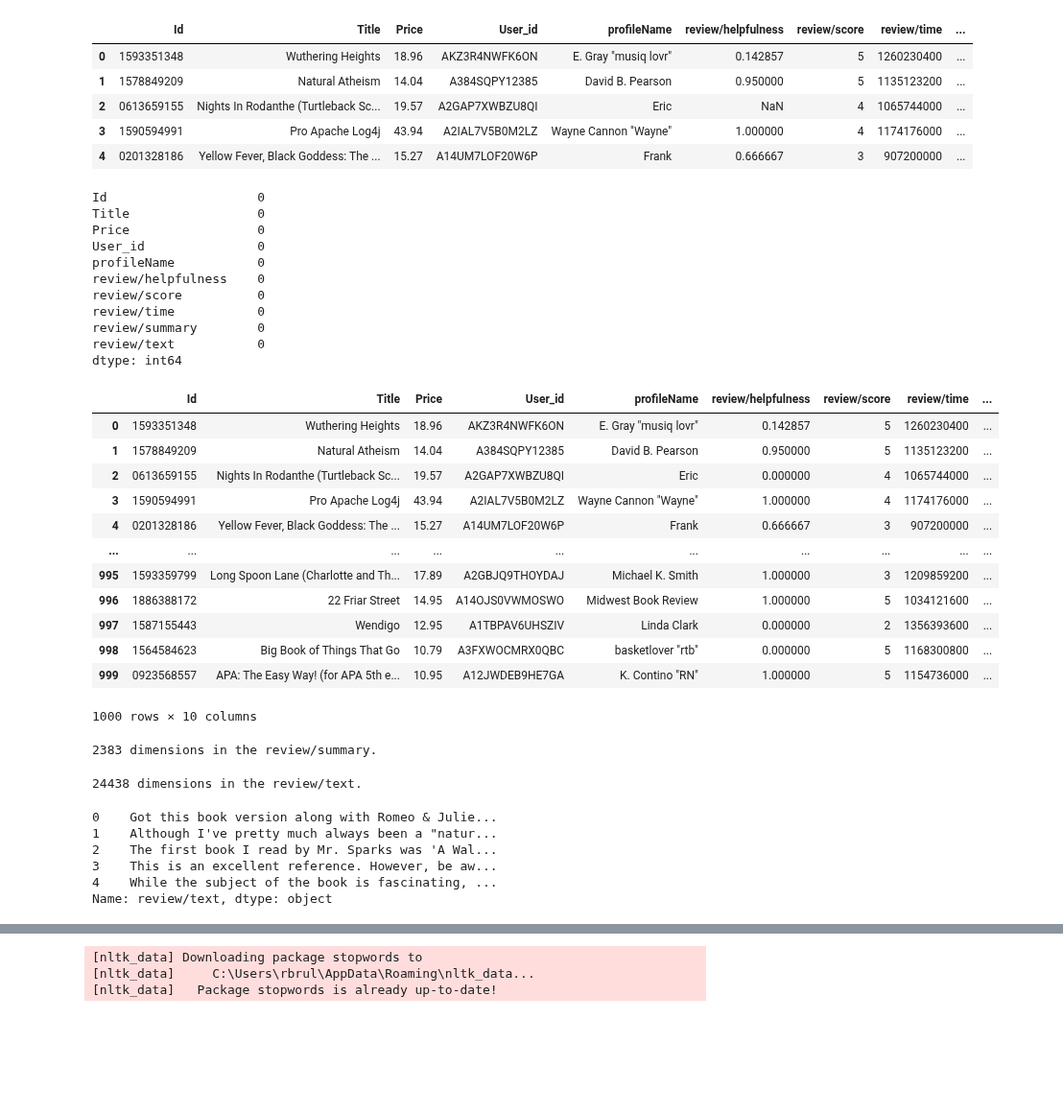
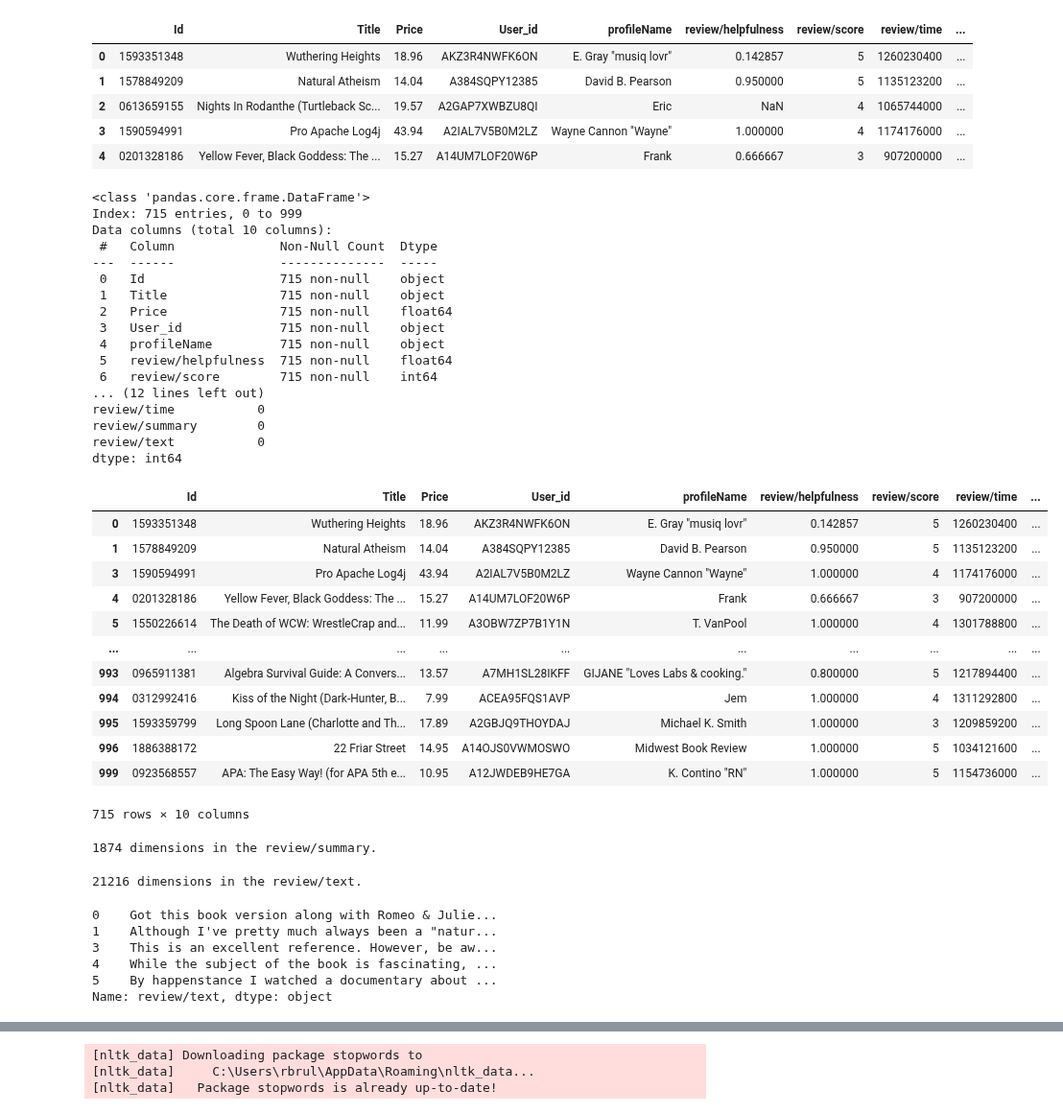
Before and after one commit to EviIius/6211_Advanced_BA, a Jupyter notebook: Assignment3_TextMining/Text-Mining.ipynb, the cells around one changed output, grey strips where cells are left out. Shown at 96% size. Drawn from its saved outputs; the diff is of its cells as text; code cells hidden in the pictures; blank space fills up the shorter version.

```diff
--- a/Assignment3_TextMining/Text-Mining.ipynb
+++ b/Assignment3_TextMining/Text-Mining.ipynb
@@ -49,40 +49,46 @@ df.head()
 # %%
 #Calculate the nulls and then drop them
 df.isnull().sum()
 #vv Comment out below this line to see the total nulls for each column vv
-# df = df.dropna()
-# df.info()
+df = df.dropna()
+df.info()
+print(df.isnull().sum())
+df
+
+# df.fillna(0, inplace=True)
 # print(df.isnull().sum())
 # df
-
-df.fillna(0, inplace=True)
-print(df.isnull().sum())
-df
 # %% [output]
-Id                    0
-Title                 0
-Price                 0
-User_id               0
-profileName           0
-review/helpfulness    0
-review/score          0
+<class 'pandas.core.frame.DataFrame'>
+Index: 715 entries, 0 to 999
+Data columns (total 10 columns):
+ #   Column              Non-Null Count  Dtype
+---  ------              --------------  -----
+ 0   Id                  715 non-null    object
+ 1   Title               715 non-null    object
+ 2   Price               715 non-null    float64
+ 3   User_id             715 non-null    object
+ 4   profileName         715 non-null    object
+ 5   review/helpfulness  715 non-null    float64
+ 6   review/score        715 non-null    int64
+... (12 lines left out)
 review/time           0
 review/summary        0
 review/text           0
 dtype: int64
 |  | Id | Title | Price | User_id | profileName | review/helpfulness | review/score | review/time | ... |
 | 0 | 1593351348 | Wuthering Heights | 18.96 | AKZ3R4NWFK6ON | E. Gray "musiq lovr" | 0.142857 | 5 | 1260230400 | ... |
 | 1 | 1578849209 | Natural Atheism | 14.04 | A384SQPY12385 | David B. Pearson | 0.950000 | 5 | 1135123200 | ... |
-| 2 | 0613659155 | Nights In Rodanthe (Turtleback Sc... | 19.57 | A2GAP7XWBZU8QI | Eric | 0.000000 | 4 | 1065744000 | ... |
 | 3 | 1590594991 | Pro Apache Log4j | 43.94 | A2IAL7V5B0M2LZ | Wayne Cannon "Wayne" | 1.000000 | 4 | 1174176000 | ... |
 | 4 | 0201328186 | Yellow Fever, Black Goddess: The ... | 15.27 | A14UM7LOF20W6P | Frank | 0.666667 | 3 | 907200000 | ... |
+| 5 | 1550226614 | The Death of WCW: WrestleCrap and... | 11.99 | A3OBW7ZP7B1Y1N | T. VanPool | 1.000000 | 4 | 1301788800 | ... |
 | ... | ... | ... | ... | ... | ... | ... | ... | ... | ... |
+| 993 | 0965911381 | Algebra Survival Guide: A Convers... | 13.57 | A7MH1SL28IKFF | GIJANE "Loves Labs & cooking." | 0.800000 | 5 | 1217894400 | ... |
+| 994 | 0312992416 | Kiss of the Night (Dark-Hunter, B... | 7.99 | ACEA95FQS1AVP | Jem | 1.000000 | 4 | 1311292800 | ... |
 | 995 | 1593359799 | Long Spoon Lane (Charlotte and Th... | 17.89 | A2GBJQ9THOYDAJ | Michael K. Smith | 1.000000 | 3 | 1209859200 | ... |
 | 996 | 1886388172 | 22 Friar Street | 14.95 | A14OJS0VWMOSWO | Midwest Book Review | 1.000000 | 5 | 1034121600 | ... |
-| 997 | 1587155443 | Wendigo | 12.95 | A1TBPAV6UHSZIV | Linda Clark | 0.000000 | 2 | 1356393600 | ... |
-| 998 | 1564584623 | Big Book of Things That Go | 10.79 | A3FXWOCMRX0QBC | basketlover "rtb" | 0.000000 | 5 | 1168300800 | ... |
 | 999 | 0923568557 | APA: The Easy Way! (for APA 5th e... | 10.95 | A12JWDEB9HE7GA | K. Contino "RN" | 1.000000 | 5 | 1154736000 | ... |
-1000 rows × 10 columns
+715 rows × 10 columns
 # %%
 # Create a function dim() to output number of terms/features in a DFM/DTM
 # set() is an unordered collection of unique items
@@ -92,7 +98,7 @@ def dim():
 
 dim()
 # %% [output]
-2383 dimensions in the review/summary.
+1874 dimensions in the review/summary.
 # %%
 # Create a function dim() to output number of terms/features in a DFM/DTM
 # set() is an unordered collection of unique items
@@ -102,7 +108,7 @@ def dim():
 
 dim()
 # %% [output]
-24438 dimensions in the review/text.
+21216 dimensions in the review/text.
 # %%
 # removing punctuations
 df['review/summary']= df['review/summary'].str.replace(r'[^\w\s]+', '')
@@ -111,9 +117,9 @@ df['review/text'].head()
 # %% [output]
 0    Got this book version along with Romeo & Julie...
 1    Although I've pretty much always been a "natur...
-2    The first book I read by Mr. Sparks was 'A Wal...
 3    This is an excellent reference. However, be aw...
 4    While the subject of the book is fascinating, ...
+5    By happenstance I watched a documentary about ...
 Name: review/text, dtype: object
 # %%
 freq = pd.Series(' '.join(df['review/text']).split()).value_counts()[:30]
```
Also changed, not shown: parts of 24 cells of this notebook.
